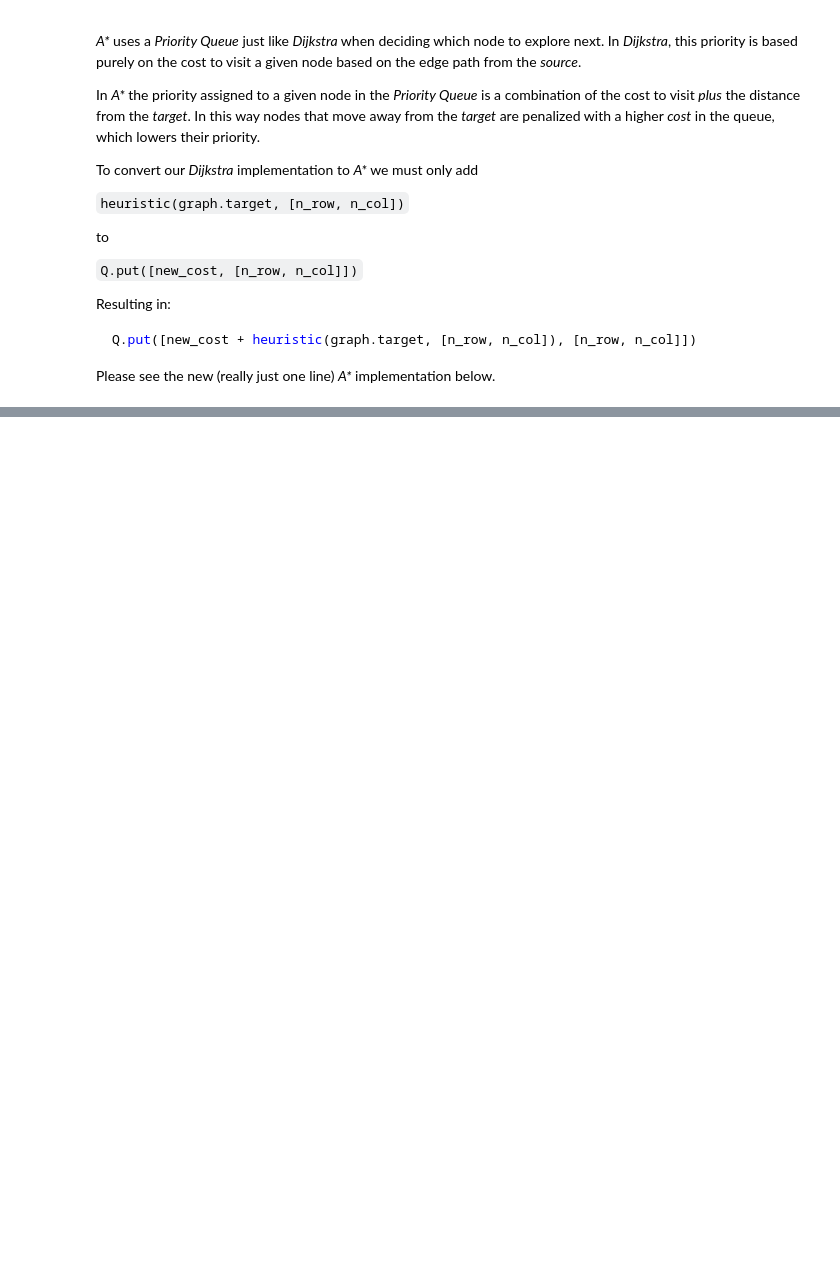
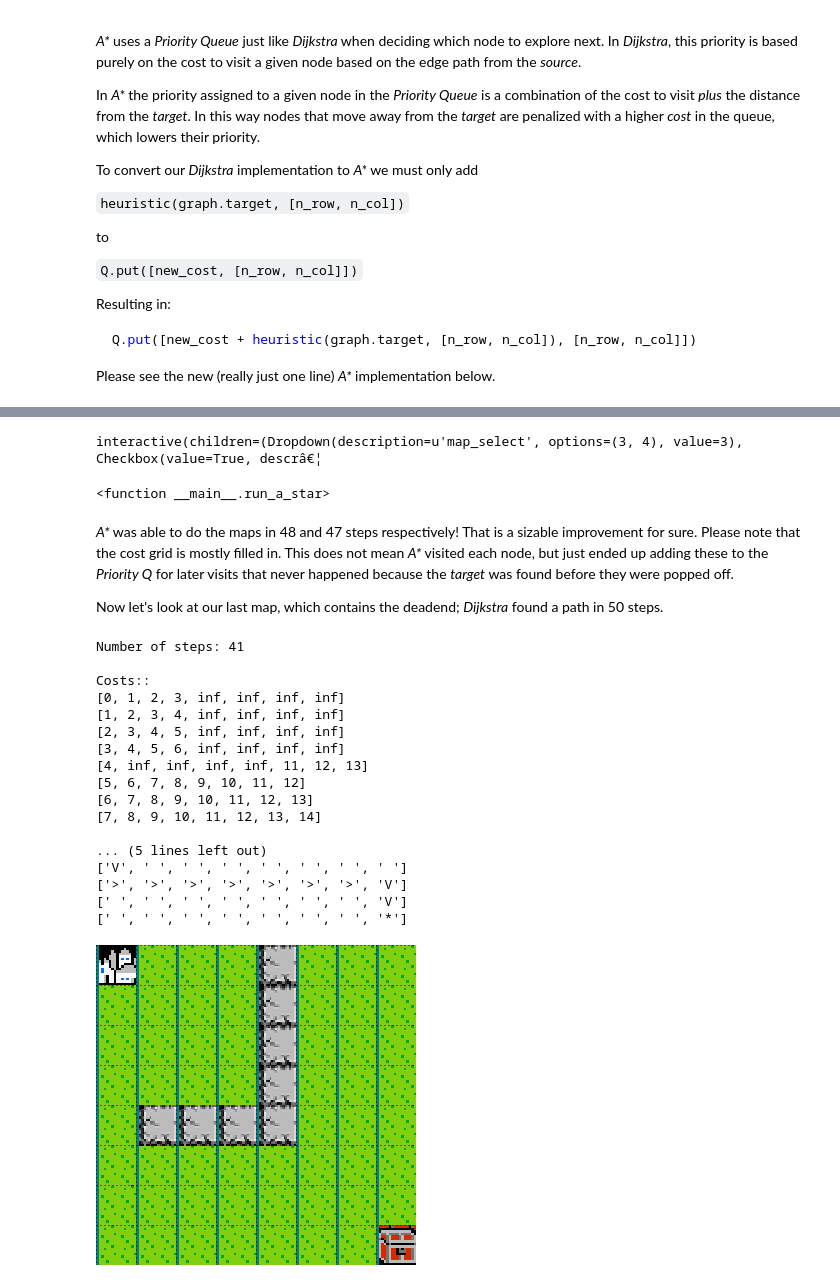
Before and after one commit to ericianni/pathfinding_module, a Jupyter notebook: Shortest Path and Pathfinding.ipynb, the cells around one changed output, grey strips where cells are left out. Drawn from its saved outputs; the diff is of its cells as text; code cells hidden in the pictures; blank space fills up the shorter version.

```diff
--- a/Shortest Path and Pathfinding.ipynb
+++ b/Shortest Path and Pathfinding.ipynb
@@ -748,0 +871,30 @@ def dijkstra(graph):
+# %%
+interact(run_a_star, map_select=[3,4], show_path=True, show_image=True, show_cost=False)
+# %% [output]
+interactive(children=(Dropdown(description=u'map_select', options=(3, 4), value=3), Checkbox(value=True, descrâ€¦
+<function __main__.run_a_star>
+# %% [markdown]
+_A*_ was able to do the maps in 48 and 47 steps respectively! That is a sizable improvement for sure. Please note that the cost grid is mostly filled in. This does not mean _A*_ visited each node, but just ended up adding these to the _Priority Q_ for later visits that never happened because the _target_ was found before they were popped off.
+
+Now let's look at our last map, which contains the deadend; _Dijkstra_ found a path in 50 steps.
+# %%
+run_a_star(map_select=2, show_cost=True)
+# %% [output]
+Number of steps: 41
+
+Costs::
+[0, 1, 2, 3, inf, inf, inf, inf]
+[1, 2, 3, 4, inf, inf, inf, inf]
+[2, 3, 4, 5, inf, inf, inf, inf]
+[3, 4, 5, 6, inf, inf, inf, inf]
+[4, inf, inf, inf, inf, 11, 12, 13]
+[5, 6, 7, 8, 9, 10, 11, 12]
+[6, 7, 8, 9, 10, 11, 12, 13]
+[7, 8, 9, 10, 11, 12, 13, 14]
+
+... (5 lines left out)
+['V', ' ', ' ', ' ', ' ', ' ', ' ', ' ']
+['>', '>', '>', '>', '>', '>', '>', 'V']
+[' ', ' ', ' ', ' ', ' ', ' ', ' ', 'V']
+[' ', ' ', ' ', ' ', ' ', ' ', ' ', '*']
+[figure, added]
```
Also changed, not shown: parts of 20 cells of this notebook, 1 other file.
